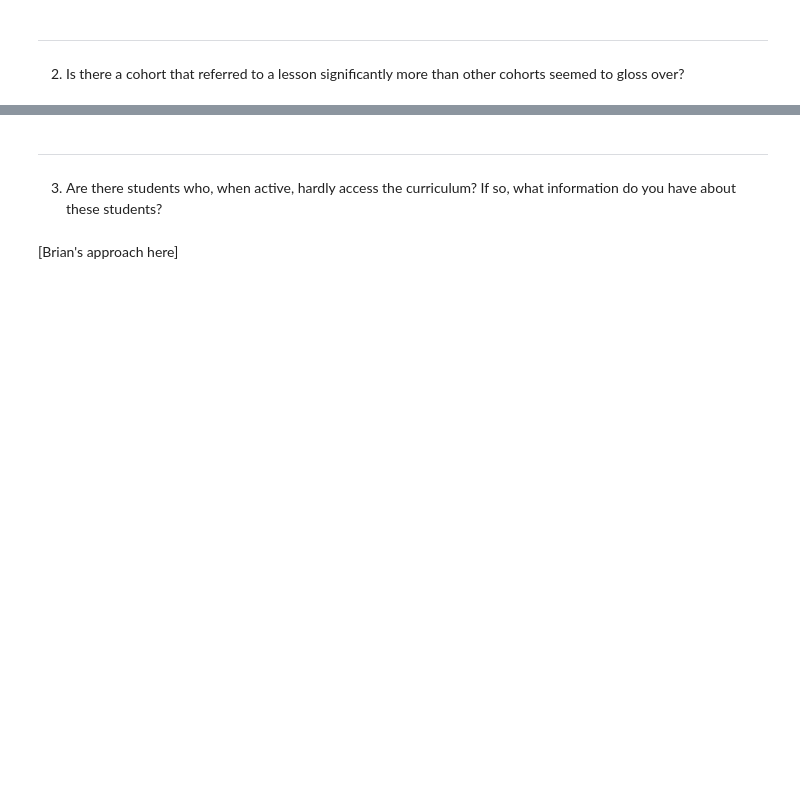
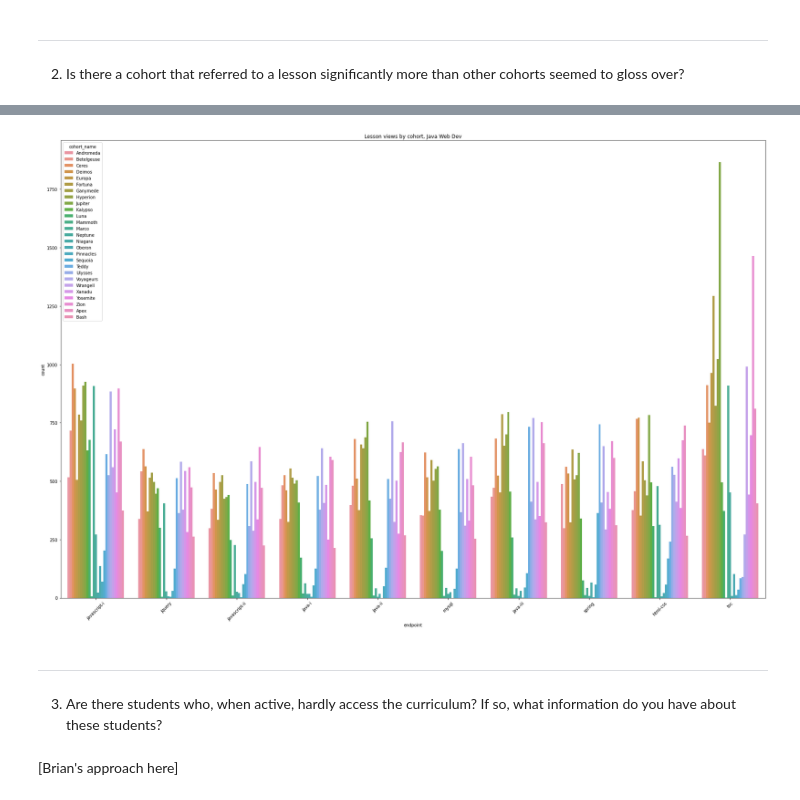
Before and after one commit to Codeup-Board-Advisory/board-slide-research, a Jupyter notebook: final_report.ipynb, the cells around one changed output, grey strips where cells are left out. Cells and saved outputs as stored; diff of their text form; code cells hidden in the pictures; blank space fills up the shorter version.

```diff
--- a/final_report.ipynb
+++ b/final_report.ipynb
@@ -34,3 +87,18 @@ Data is acquired, prepared, and wrangling complete.
+# %%
+java_wd_df = temp[temp.program == 'java_web_dev']
+java_wd_graph_set = java_wd_df[java_wd_df.endpoint.isin(['javascript-i', 'toc', 'java-iii', 'html-css', 'java-ii', 'spring',
+       'jquery', 'mysql', 'java-i', 'javascript-ii'])]
+java_wd_graph_set = java_wd_graph_set[java_wd_graph_set.cohort_name != 'Staff']
+plt.figure(figsize=(30,20))
+sns.countplot(data=java_wd_graph_set, x='endpoint',hue='cohort_name', hue_order = ['Andromeda', 'Betelgeuse', 'Ceres', 'Deimos',
+       'Europa', 'Fortuna', 'Ganymede', 'Hyperion', 'Jupiter', 'Kalypso',
+       'Luna', 'Mammoth', 'Marco', 'Neptune', 'Niagara', 'Oberon',
+       'Pinnacles', 'Sequoia', 'Teddy', 'Ulysses', 'Voyageurs',
+       'Wrangell', 'Xanadu', 'Yosemite', 'Zion', 'Apex', 'Bash'])
+plt.title("Lesson views by cohort, Java Web Dev")
+plt.xticks(rotation=45);
+# %% [output]
+[figure, added]
 # %% [markdown]
 ---
 # %% [markdown]
```
Also changed, not shown: parts of 12 cells of this notebook, 2 other files.
